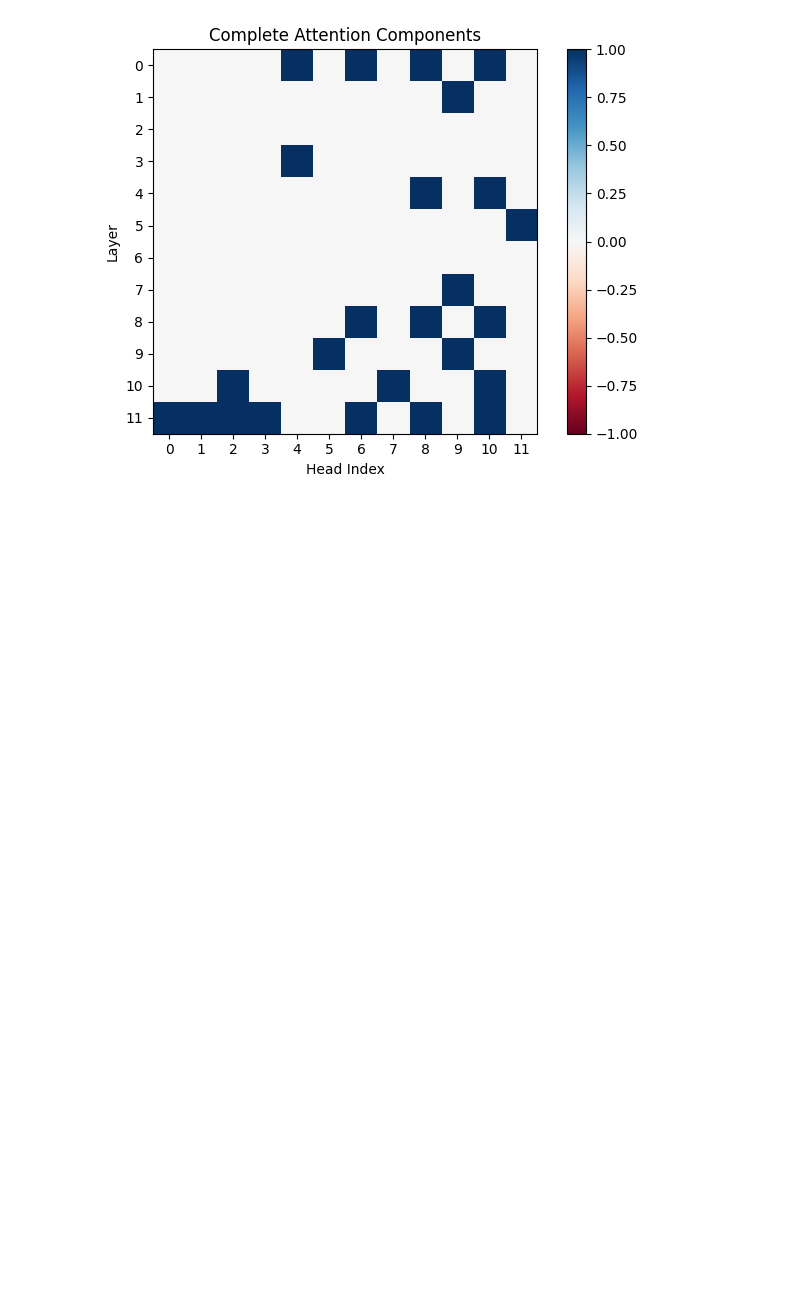
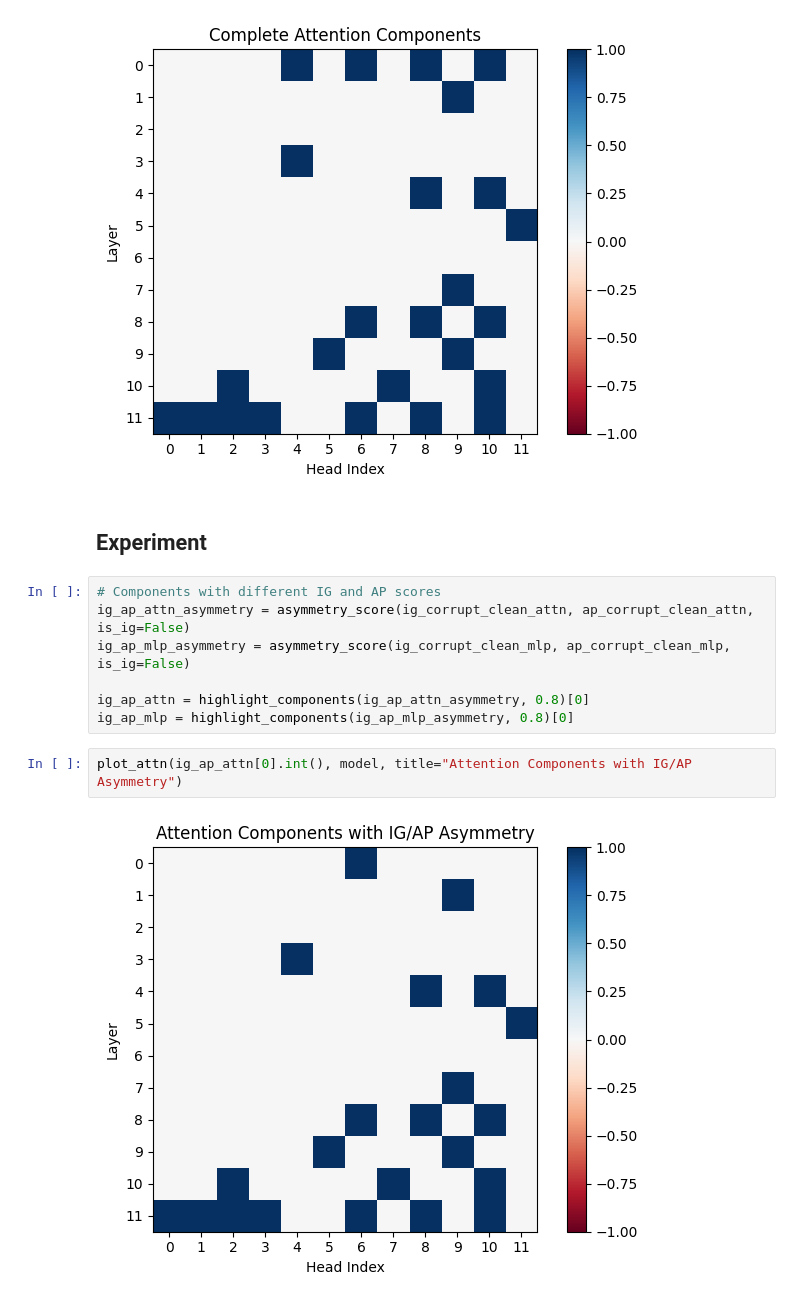
Before and after one commit to mwmlo/gradient_causal_knowledge, a Jupyter notebook: 9 - Latent Symmetry Components.ipynb, the cells around one changed output. Saved outputs shown, nothing was run; the diff lists cells and outputs as text; blank space fills up the shorter version.

Commit message:
Confirm IG asymmetry correlates with AP asymmetry

```diff
--- a/9 - Latent Symmetry Components.ipynb
+++ b/9 - Latent Symmetry Components.ipynb
@@ -87,3 +87,16 @@ plot_attn(complete_attn[0].int(), model, title="Complete Attention Components")
 # %% [output]
 [figure]
 [figure]
+# %% [markdown]
+## Experiment
+# %%
+# Components with different IG and AP scores
+ig_ap_attn_asymmetry = asymmetry_score(ig_corrupt_clean_attn, ap_corrupt_clean_attn, is_ig=False)
+ig_ap_mlp_asymmetry = asymmetry_score(ig_corrupt_clean_mlp, ap_corrupt_clean_mlp, is_ig=False)
+
+ig_ap_attn = highlight_components(ig_ap_attn_asymmetry, 0.8)[0]
+ig_ap_mlp = highlight_components(ig_ap_mlp_asymmetry, 0.8)[0]
+# %%
+plot_attn(ig_ap_attn[0].int(), model, title="Attention Components with IG/AP Asymmetry")
+# %% [output]
+[figure, added]
```
Also changed, not shown: parts of 11 cells of this notebook.
